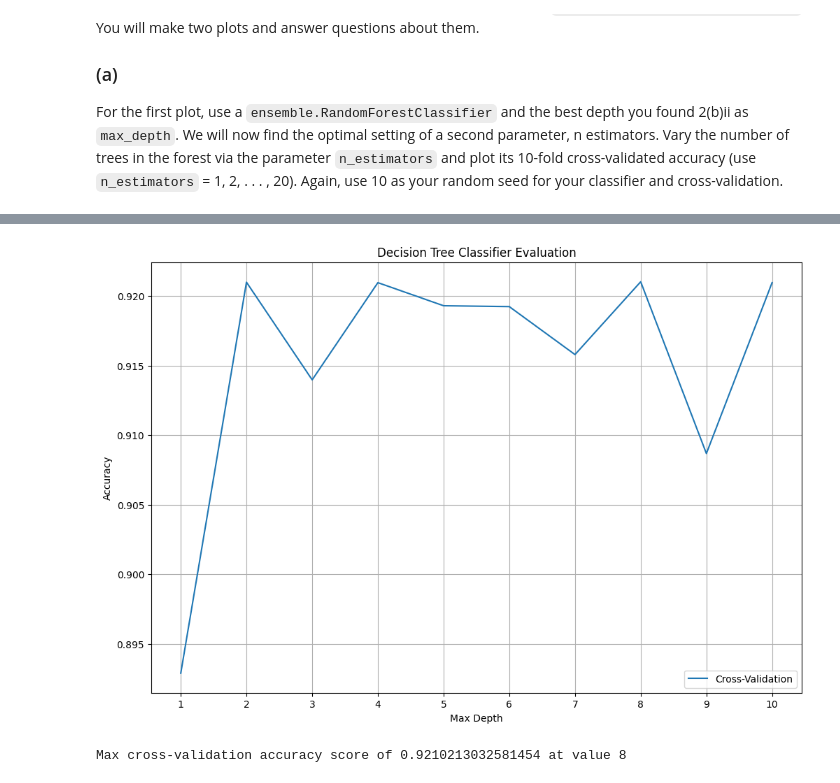
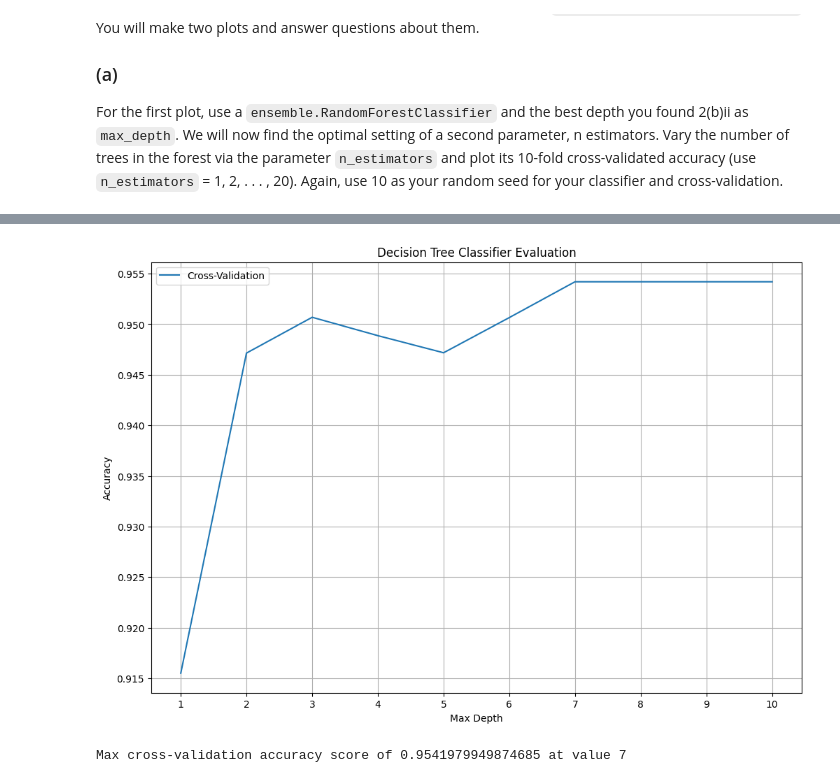
Before and after one commit to DapperDataAnalyst/Machine_Learning, a Jupyter notebook: HW1 Code.ipynb, the cells around one changed output, grey strips where cells are left out. Saved outputs shown, nothing was run; the diff lists cells and outputs as text; code cells hidden in the pictures.

```diff
--- a/HW1 Code.ipynb
+++ b/HW1 Code.ipynb
@@ -69,7 +69,7 @@ max_depths = np.arange(1, 11)
 
 for max_depth in max_depths:
     # Train a DecisionTreeClassifier with the current max_depth
-    clf = tree.DecisionTreeClassifier(max_depth=max_depth)
+    clf = tree.DecisionTreeClassifier(max_depth=max_depth, random_state=10)
     clf = clf.fit(X, y)
 
     # Evaluate on the full dataset
@@ -77,7 +77,7 @@ for max_depth in max_depths:
     train_scores.append(train_score)
 
     # Perform 10-fold cross-validation
-    cv_score = np.mean(cross_val_score(clf, X, y, cv=10))
+    cv_score = np.mean(cross_val_score(clf, X, y, cv=KFold(n_splits=10,random_state=10,shuffle=True)))
     cv_scores.append(cv_score)
 
 # Plot the results
@@ -135,10 +135,10 @@ n_estimators_values = np.arange(1, 21)
 
 for n_estimators in n_estimators_values:
     # Initialize a RandomForestClassifier with the specified max_depth and n_estimators
-    clf = ensemble.RandomForestClassifier(max_depth=BEST_DEPTH, n_estimators=n_estimators)
+    clf = ensemble.RandomForestClassifier(max_depth=BEST_DEPTH, n_estimators=n_estimators, random_state=10)
 
     # Perform 10-fold cross-validation
-    cv_score = np.mean(cross_val_score(clf, X, y, cv=10))
+    cv_score = np.mean(cross_val_score(clf, X, y, cv=KFold(n_splits=10,random_state=10,shuffle=True)))
     cv_scores.append(cv_score)
 
 # Plot the results
@@ -174,39 +174,38 @@ procedure from 2a to find the best setting for max depth. This time, only plot t
 from cross-validation and not the full set, but the plot should be the same structure
 as in 2a otherwise (use `max_depth` = 1,2,. . . ,10). Again, use 10 as your random seed.
 # %%
-BEST_N_EST = 13
+BEST_N_EST = 15
 
 X, y = cancer.data, cancer.target
 
 cv_scores = []
 
 # Vary max_depth from 1 to 10
 max_depths = np.arange(1, 11)
 
 for max_depth in max_depths:
-    # Train a DecisionTreeClassifier with the current max_depth
-    clf = tree.DecisionTreeClassifier(max_depth=max_depth)
-    clf = clf.fit(X, y)
+    # Initialize a RandomForestClassifier with the specified max_depth and n_estimators
+    clf = ensemble.RandomForestClassifier(max_depth=max_depth, n_estimators=BEST_N_EST, random_state=10)
 
     # Perform 10-fold cross-validation
-    cv_score = np.mean(cross_val_score(clf, X, y, cv=10))
+    cv_score = np.mean(cross_val_score(clf, X, y, cv=KFold(n_splits=10,random_state=10,shuffle=True)))
     cv_scores.append(cv_score)
 
 # Plot the results
 plt.figure(figsize=FIGSIZE)
 plt.plot(max_depths, cv_scores, label='Cross-Validation')
 plt.xlabel('Max Depth')
 plt.ylabel('Accuracy')
 plt.title('Decision Tree Classifier Evaluation')
 plt.legend()
 plt.xticks(max_depths)
 plt.grid(True)
 plt.show()
 
 print(f'Max cross-validation accuracy score of {max(cv_scores)} at value {np.where(cv_scores == max(cv_scores))[0][0] + 1}')
 # %% [output]
-[figure, old version]
+[figure, new version]
-Max cross-validation accuracy score of 0.9210213032581454 at value 8
+Max cross-validation accuracy score of 0.9541979949874685 at value 7
 # %% [markdown]
 ### (e)
 In the plot in 3d, is the optimal setting of `max_depth` the same as in 2(b)ii? If not, what
```
Also changed, not shown: parts of 7 cells of this notebook.
